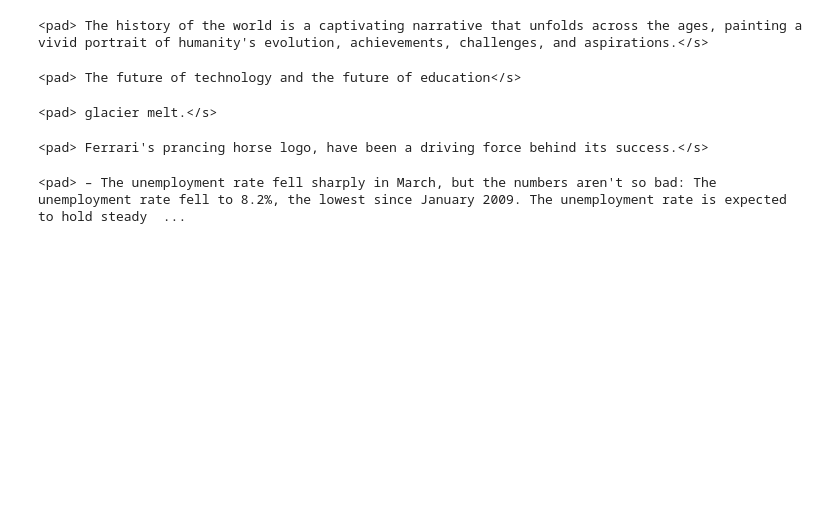
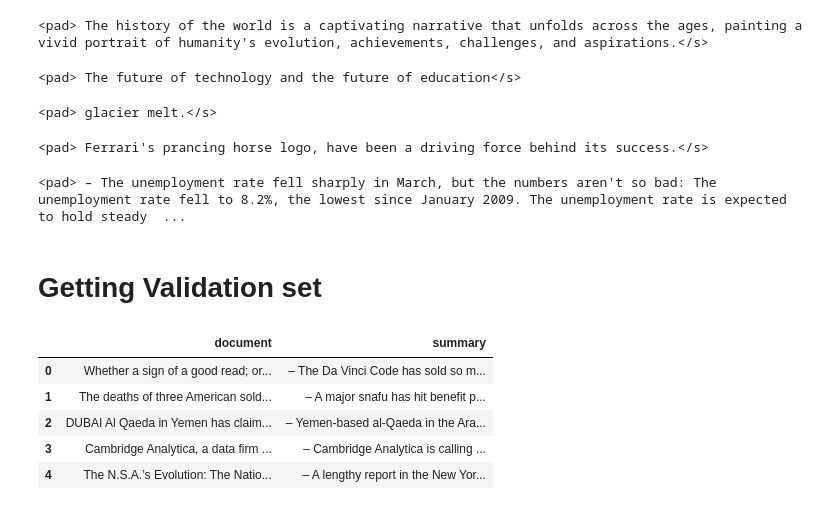
Before and after one commit to Harri200191/NLP_Text_Summarization, a Jupyter notebook: implementation.ipynb, the cells around one changed output. Drawn from its saved outputs; the diff is of its cells as text; code cells hidden in the pictures; blank space fills up the shorter version.

```diff
--- a/implementation.ipynb
+++ b/implementation.ipynb
@@ -126,3 +129,17 @@ print(predict_summary(doc5))
 print(predict_summary(doc6))
 # %% [output]
 <pad> – The unemployment rate fell sharply in March, but the numbers aren't so bad: The unemployment rate fell to 8.2%, the lowest since January 2009. The unemployment rate is expected to hold steady  ...
+# %% [markdown]
+# Getting Validation set
+# %%
+dataset = load_dataset("multi_news", split = "validation")
+# %%
+val_data = dataset.to_pandas()
+val_data.head()
+# %% [output]
+|  | document | summary |
+| 0 | Whether a sign of a good read; or... | – The Da Vinci Code has sold so m... |
+| 1 | The deaths of three American sold... | – A major snafu has hit benefit p... |
+| 2 | DUBAI Al Qaeda in Yemen has claim... | – Yemen-based al-Qaeda in the Ara... |
+| 3 | Cambridge Analytica, a data firm ... | – Cambridge Analytica is calling ... |
+| 4 | The N.S.A.’s Evolution: The Natio... | – A lengthy report in the New Yor... |
```
Also changed, not shown: parts of 6 cells of this notebook.
